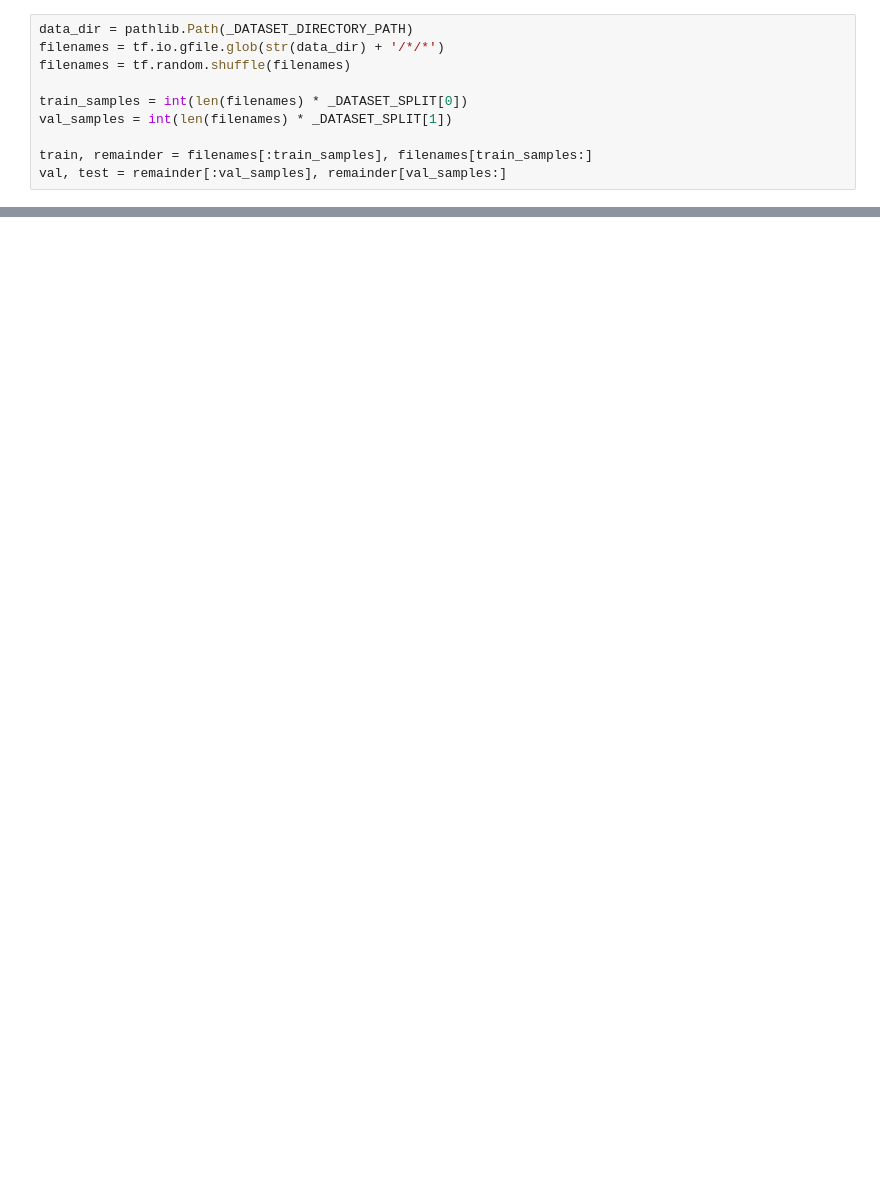
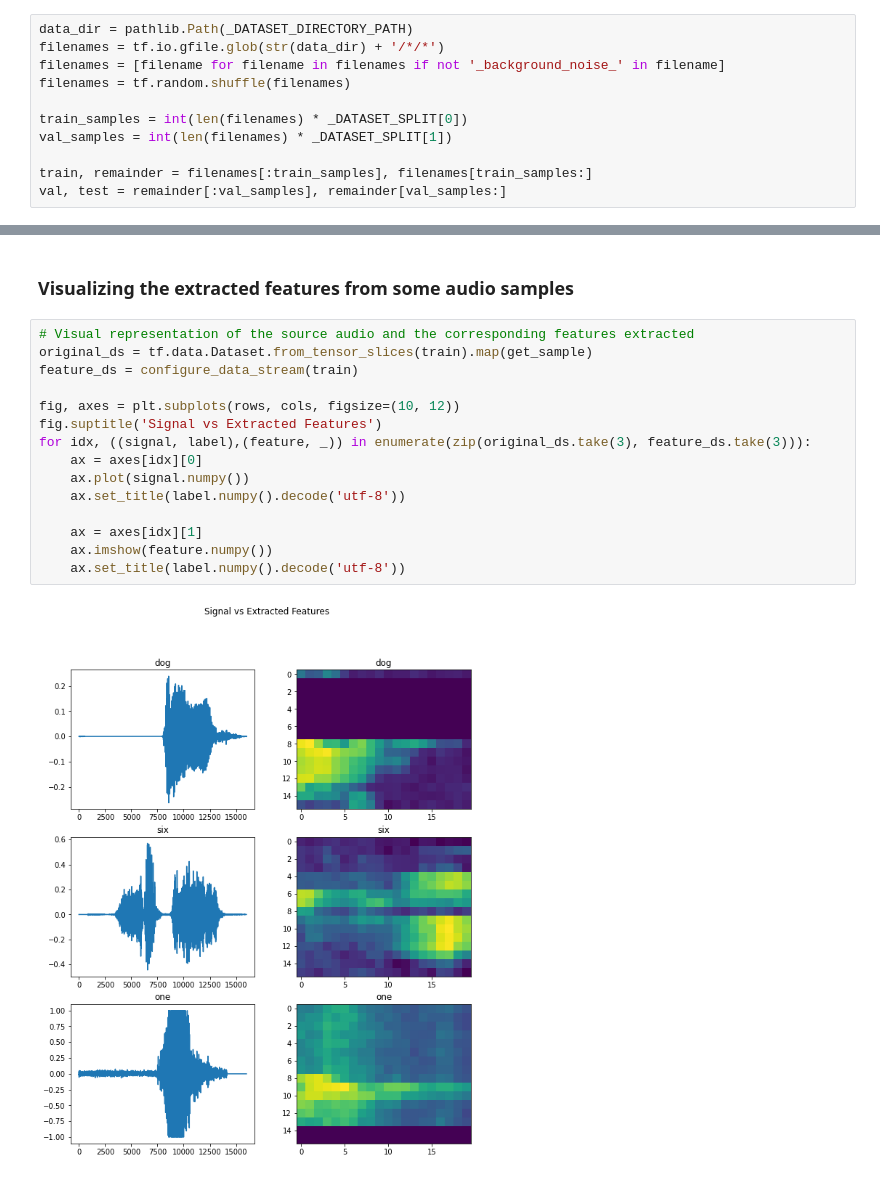
Before and after one commit to mhagglun/Speech-Recognition, a Jupyter notebook: src/train.ipynb, the cells around one changed output, grey strips where cells are left out. Cells and saved outputs as stored; diff of their text form; blank space fills up the shorter version.

```diff
--- a/src/train.ipynb
+++ b/src/train.ipynb
@@ -48,6 +65,7 @@ if not os.path.isdir(_DATASET_DIRECTORY_PATH):
 # %%
 data_dir = pathlib.Path(_DATASET_DIRECTORY_PATH)
 filenames = tf.io.gfile.glob(str(data_dir) + '/*/*')
+filenames = [filename for filename in filenames if not '_background_noise_' in filename]
 filenames = tf.random.shuffle(filenames)
 
 train_samples = int(len(filenames) * _DATASET_SPLIT[0])
@@ -222,0 +210,19 @@ ValueError: in user code:
+# %% [markdown]
+### Visualizing the extracted features from some audio samples
+# %%
+# Visual representation of the source audio and the corresponding features extracted
+original_ds = tf.data.Dataset.from_tensor_slices(train).map(get_sample)
+feature_ds = configure_data_stream(train)
+
+fig, axes = plt.subplots(rows, cols, figsize=(10, 12))
+fig.suptitle('Signal vs Extracted Features')
+for idx, ((signal, label),(feature, _)) in enumerate(zip(original_ds.take(3), feature_ds.take(3))):
+    ax = axes[idx][0]
+    ax.plot(signal.numpy())
+    ax.set_title(label.numpy().decode('utf-8'))
+
+    ax = axes[idx][1]
+    ax.imshow(feature.numpy())
+    ax.set_title(label.numpy().decode('utf-8'))
+# %% [output]
+[figure, added]
```
Also changed, not shown: parts of 13 cells of this notebook.
